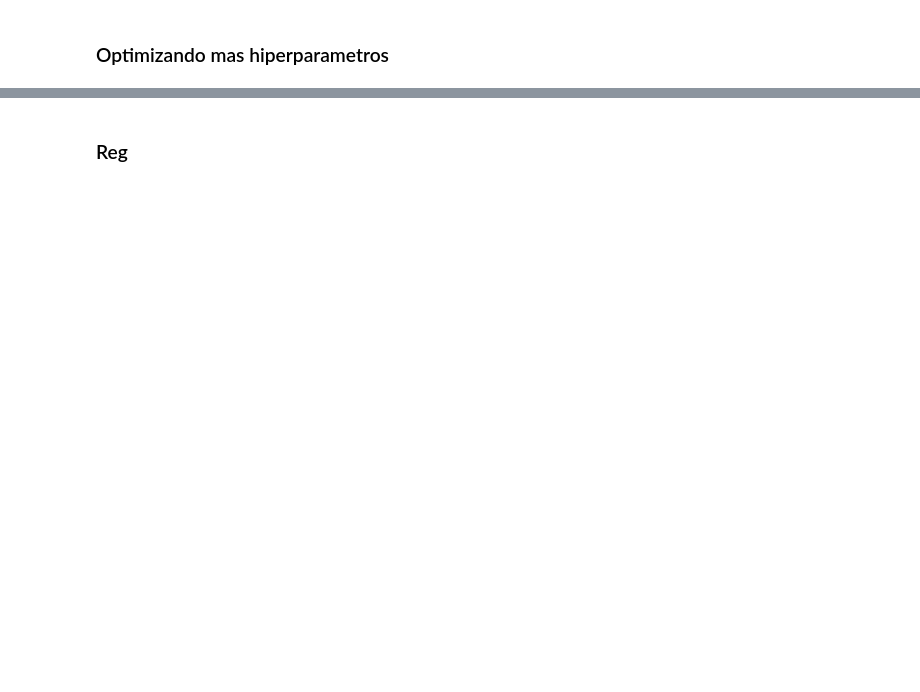
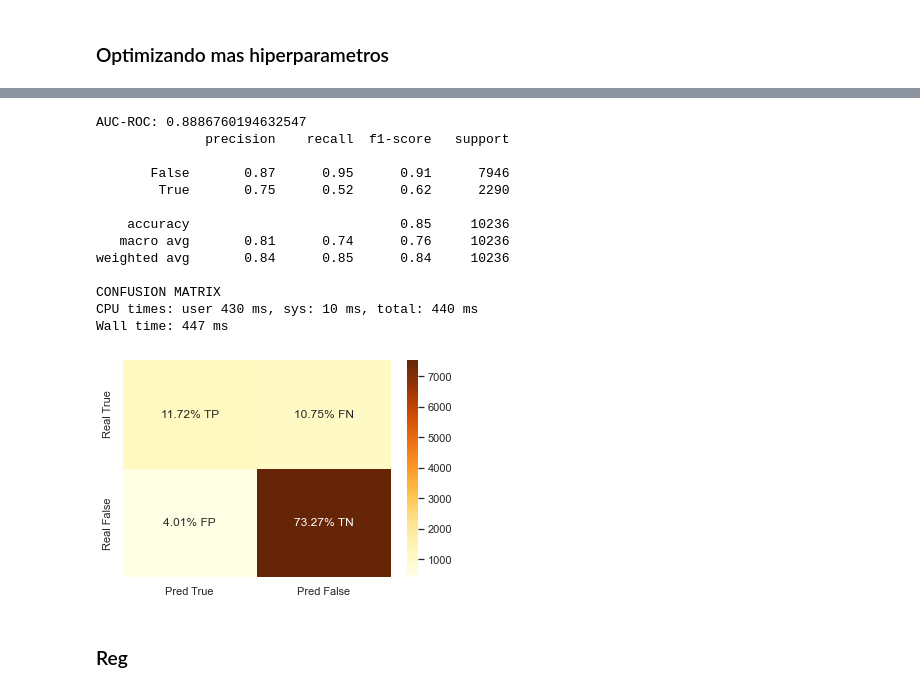
Before and after one commit to NicolasEzequielZulaicaRivera/OD_TPS, a Jupyter notebook: TP2/boosting.ipynb, the cells around one changed output, grey strips where cells are left out. Saved outputs shown, nothing was run; the diff lists cells and outputs as text; code cells hidden in the pictures; blank space fills up the shorter version.

```diff
--- a/TP2/boosting.ipynb
+++ b/TP2/boosting.ipynb
@@ -208,8 +264,23 @@ boost2 = boost_grid2.best_estimator_
 # %%
 %%time
 pred = boost2.predict(val_feat)
 prob = boost2.predict_proba(val_feat)
-score(val_targ, pred2, prob2[:,1])
+score(val_targ, pred, prob[:,1])
+# %% [output]
+AUC-ROC: 0.8886760194632547
+              precision    recall  f1-score   support
+
+       False       0.87      0.95      0.91      7946
+        True       0.75      0.52      0.62      2290
+
+    accuracy                           0.85     10236
+   macro avg       0.81      0.74      0.76     10236
+weighted avg       0.84      0.85      0.84     10236
+
+CONFUSION MATRIX
+CPU times: user 430 ms, sys: 10 ms, total: 440 ms
+Wall time: 447 ms
+[figure, added]
 # %%
 pdf = score2('Opt','Basico',val_targ, pred, prob[:,1])
 predictions = predictions.append( pdf )
```
Also changed, not shown: parts of 16 cells of this notebook, 7 other files.
